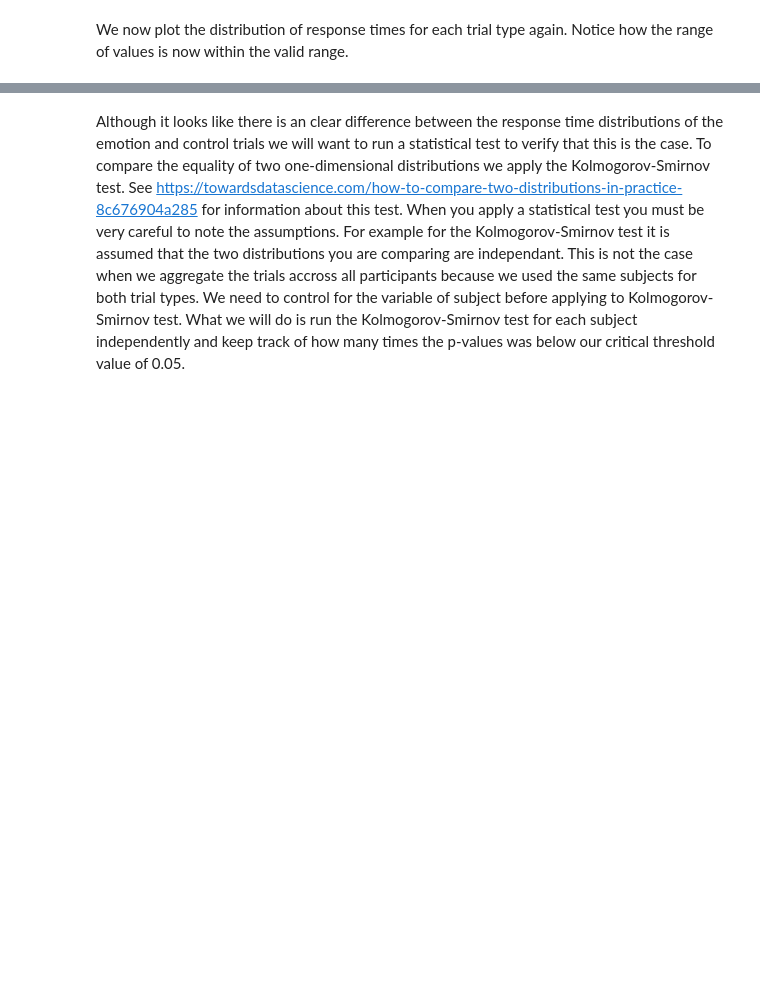
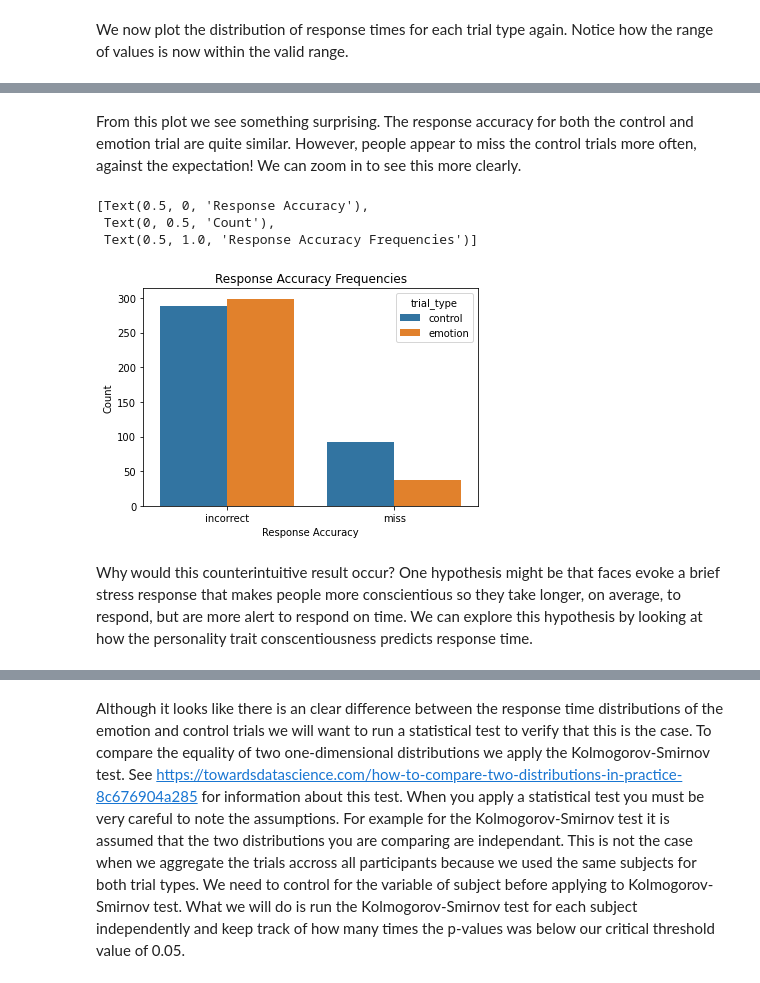
Before and after one commit to LIKarpa/LIKarpa.github.io, a Jupyter notebook: Final Tutorial.ipynb, the cells around one changed output, grey strips where cells are left out. Drawn from its saved outputs; the diff is of its cells as text; code cells hidden in the pictures; blank space fills up the shorter version.

```diff
--- a/Final Tutorial.ipynb
+++ b/Final Tutorial.ipynb
@@ -273,0 +279,14 @@ Immediately we can see two things. First, it appears that people take longer, on
+# %% [markdown]
+From this plot we see something surprising. The response accuracy for both the control and emotion trial are quite similar. However, people appear to miss the control trials more often, against the expectation! We can zoom in to see this more clearly.
+# %%
+# Creates bar plot for incorrect and missed responses only
+p = sns.countplot(x='response_accuracy', hue ="trial_type",
+                  data=df_clean[(df_clean['response_accuracy'] == "miss") | (df_clean['response_accuracy'] == "incorrect")])
+p.set(xlabel='Response Accuracy', ylabel='Count', title = 'Response Accuracy Frequencies')
+# %% [output]
+[Text(0.5, 0, 'Response Accuracy'),
+ Text(0, 0.5, 'Count'),
+ Text(0.5, 1.0, 'Response Accuracy Frequencies')]
+[figure, added]
+# %% [markdown]
+Why would this counterintuitive result occur? One hypothesis might be that faces evoke a brief stress response that makes people more conscientious so they take longer, on average, to respond, but are more alert to respond on time. We can explore this hypothesis by looking at how the personality trait conscentiousness predicts response time.
```
Also changed, not shown: parts of 50 cells of this notebook.
